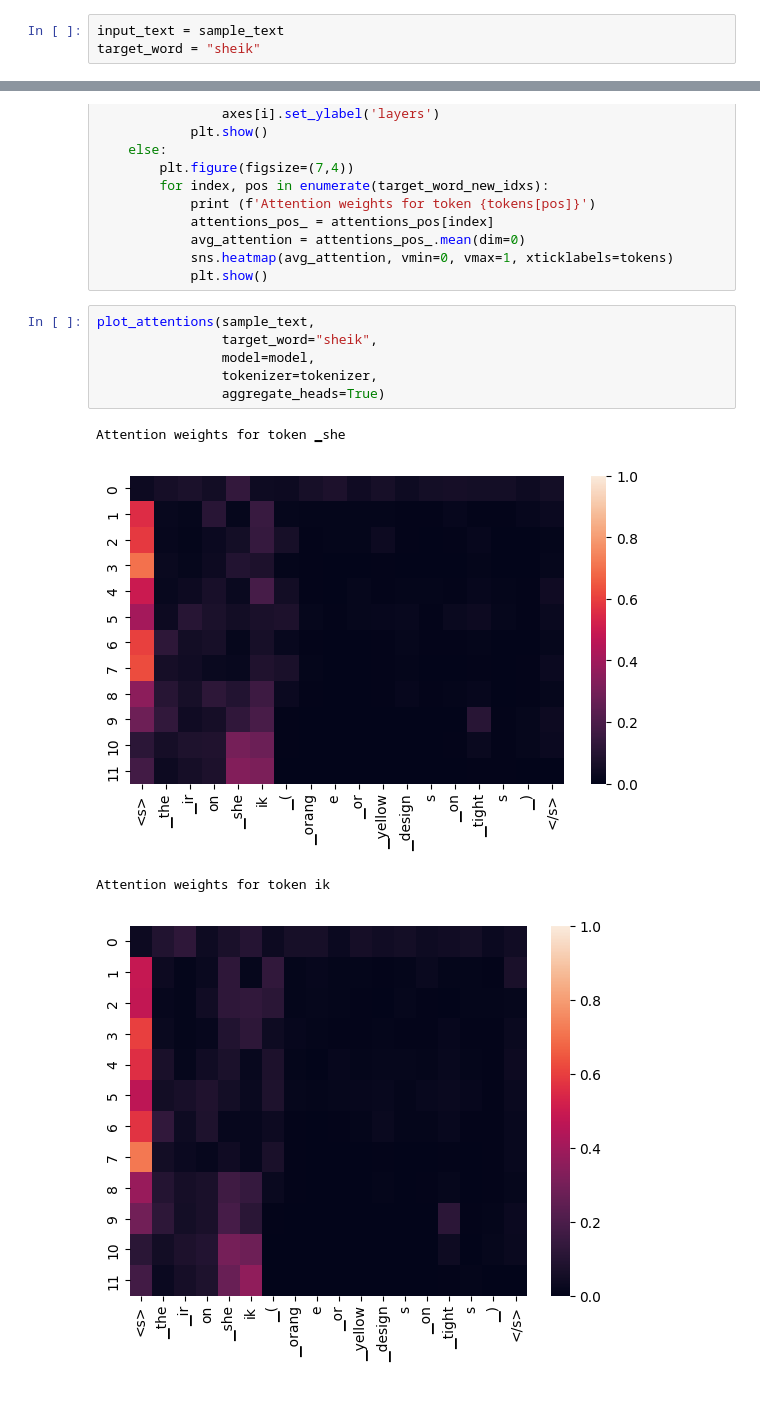
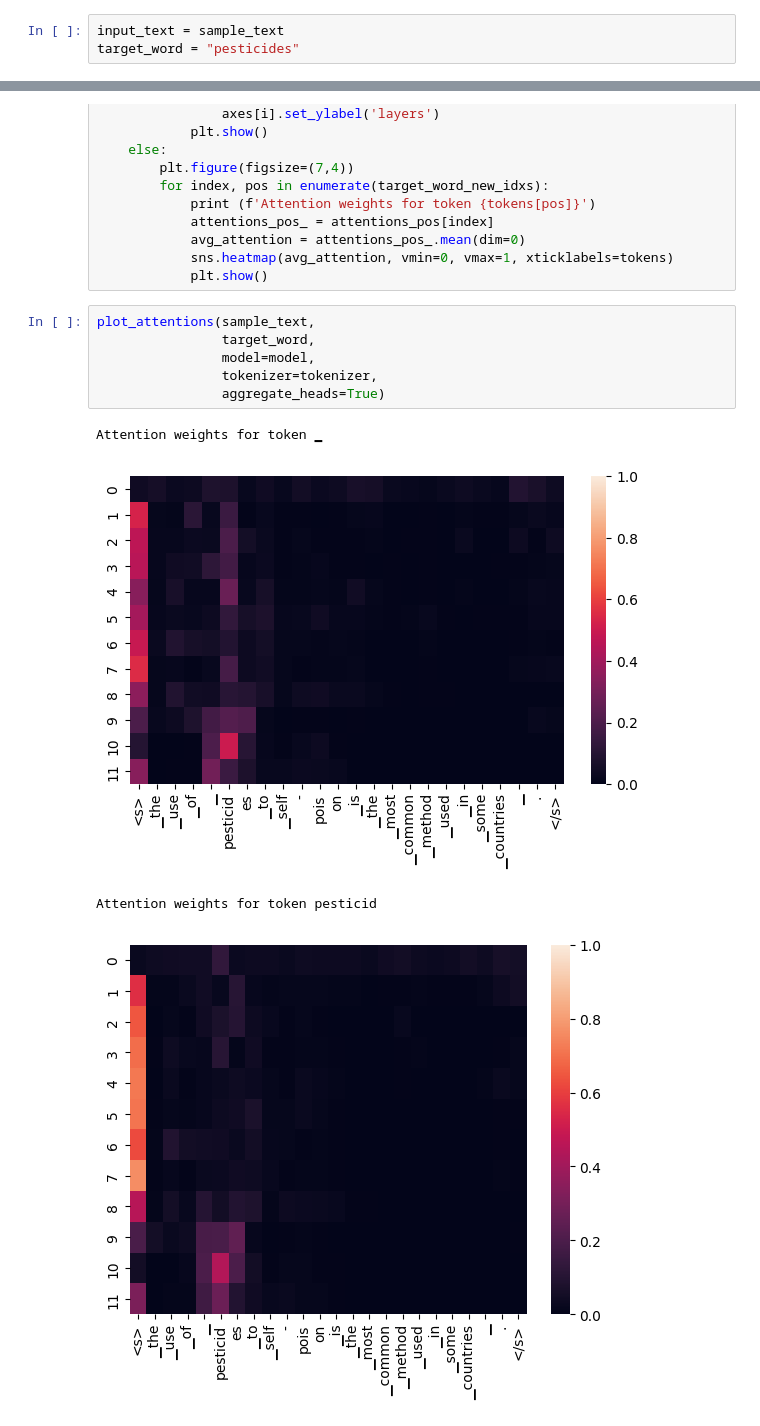
Before and after one commit to Nid989/IDAML2_Project, a Jupyter notebook: idaml2_project.ipynb, the cells around one changed output, grey strips where cells are left out. Cells and saved outputs as stored; diff of their text form; blank space fills up the shorter version.

```diff
--- a/idaml2_project.ipynb
+++ b/idaml2_project.ipynb
@@ -1839,6 +1890,6 @@ print(sample_text, sample_labels)
 # %%
 input_text = sample_text
-target_word = "sheik"
+target_word = "pesticides"
 # %%
 def plot_attentions(input_text: List[str],
                     target_word: str,
@@ -1894,12 +1945,12 @@ def plot_attentions(input_text: List[str],
             plt.show()
 # %%
 plot_attentions(sample_text,
-                target_word="sheik",
+                target_word,
                 model=model,
                 tokenizer=tokenizer,
                 aggregate_heads=True)
 # %% [output]
-Attention weights for token ▁she
+Attention weights for token ▁
-[figure, old version]
+[figure, new version]
-Attention weights for token ik
+Attention weights for token pesticid
-[figure, old version]
+[figure, new version]
```
Also changed, not shown: parts of 20 cells of this notebook.
